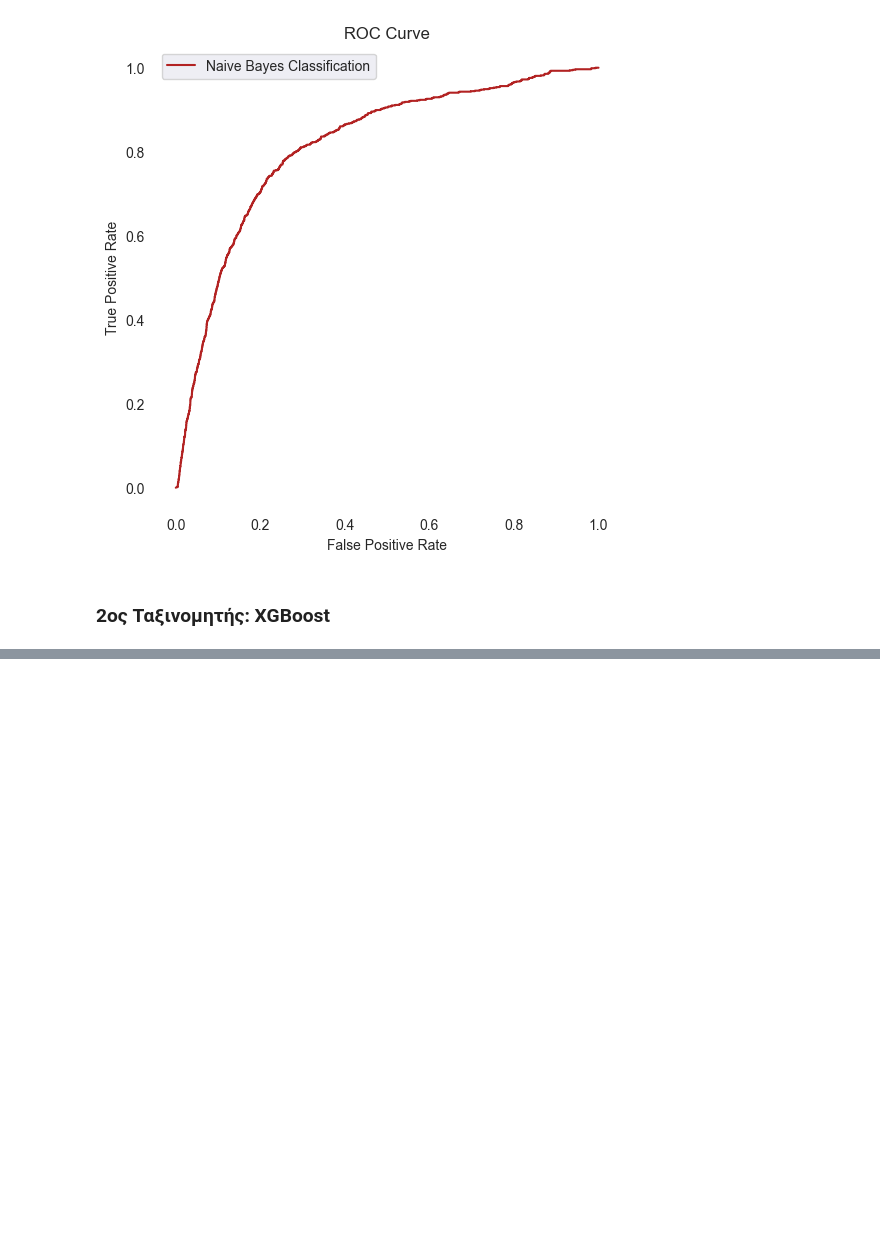
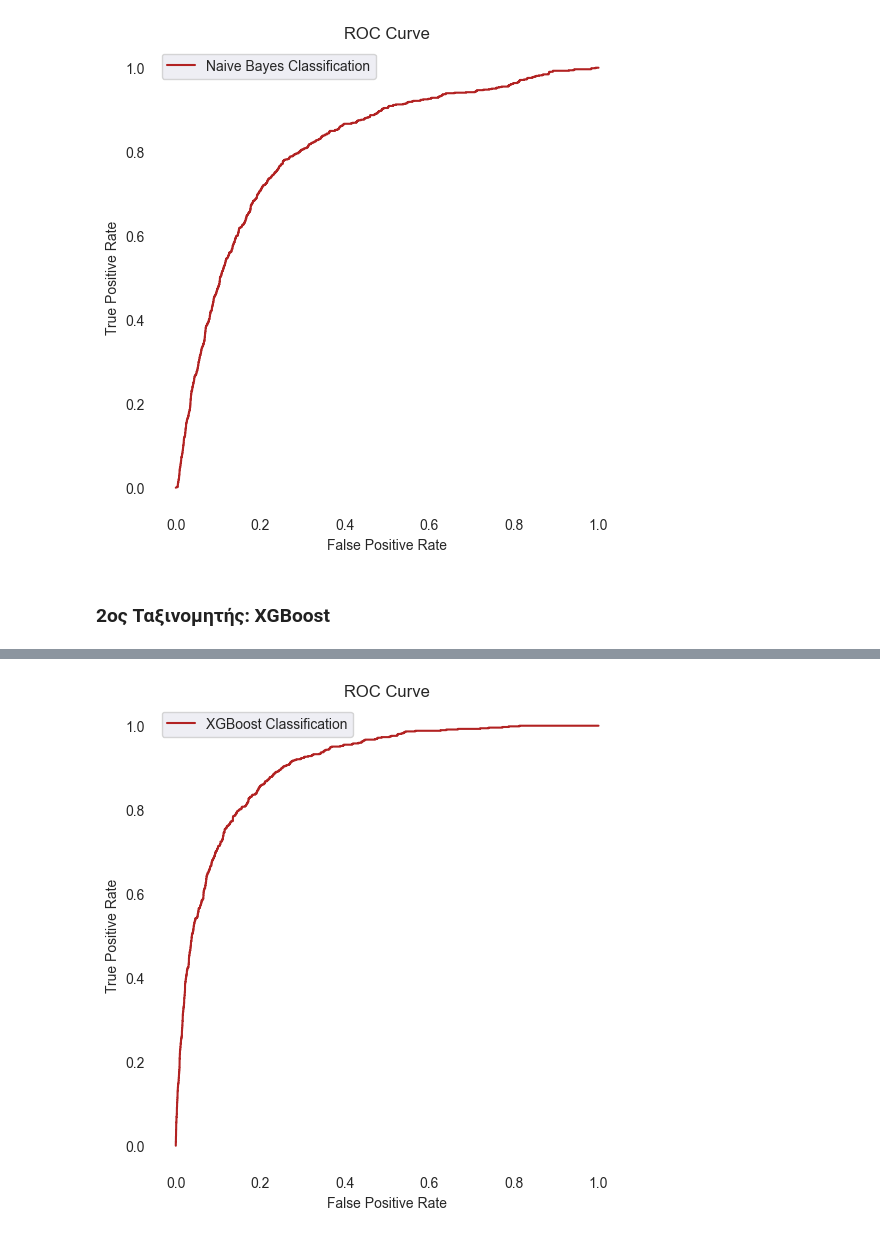
Before and after one commit to chMastellou/Data_Analysis_Assignment_2024, a Jupyter notebook: classification/classification.ipynb, the cells around one changed output, grey strips where cells are left out. Cells and saved outputs as stored; diff of their text form; code cells hidden in the pictures; blank space fills up the shorter version.

```diff
--- a/classification/classification.ipynb
+++ b/classification/classification.ipynb
@@ -140,0 +169,14 @@ XGBoostError: [21:10:14] C:\buildkite-agent\builds\buildkite-windows-cpu-autosca
+# %%
+# Plot AUC/ROC curve
+y_pred_proba_xgb = xgboost_classifier.predict_proba(X_test_xgb)[:,1]
+fpr, tpr, thresholds = metrics.roc_curve(y_test_xgb,  y_pred_proba_xgb)
+
+fig, ax = plt.subplots(figsize=(6,6))
+ax.plot(fpr, tpr, label='XGBoost Classification', color = 'firebrick')
+ax.set_title('ROC Curve')
+ax.set_xlabel('False Positive Rate')
+ax.set_ylabel('True Positive Rate')
+plt.box(False)
+ax.legend();
+# %% [output]
+[figure, added]
```
Also changed, not shown: parts of 12 cells of this notebook, 1 other file.
